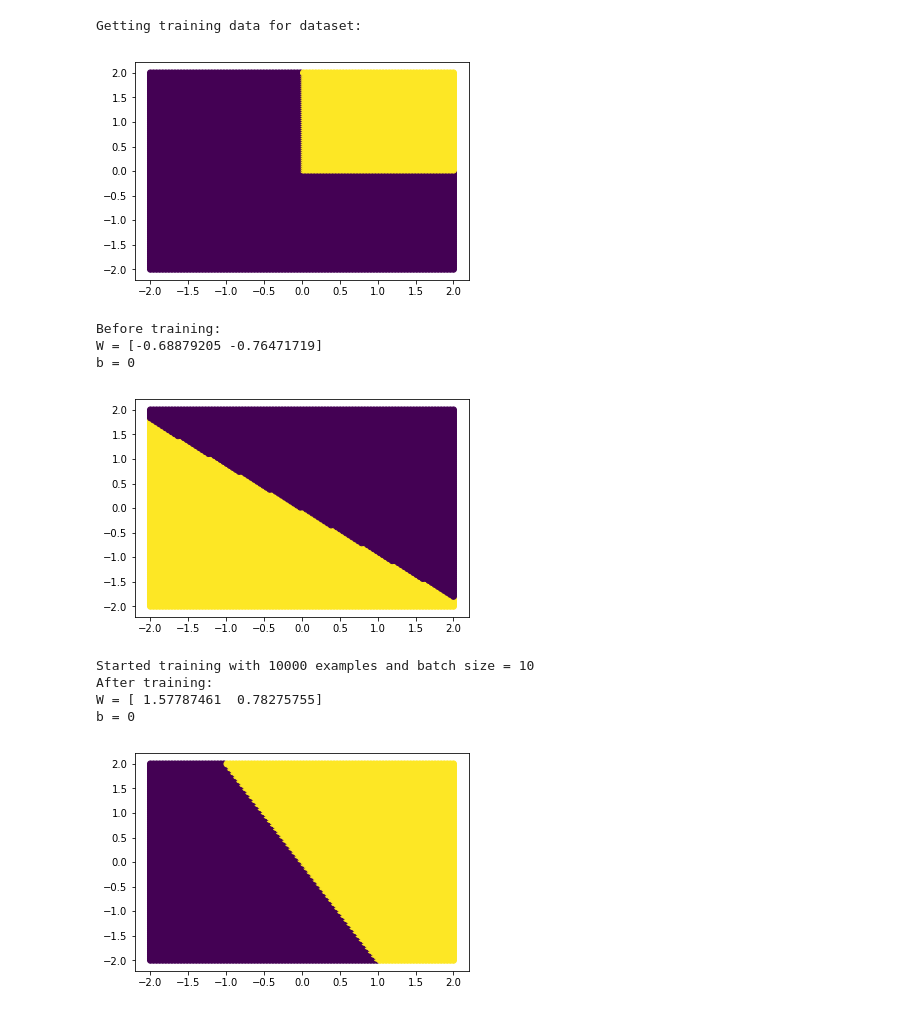
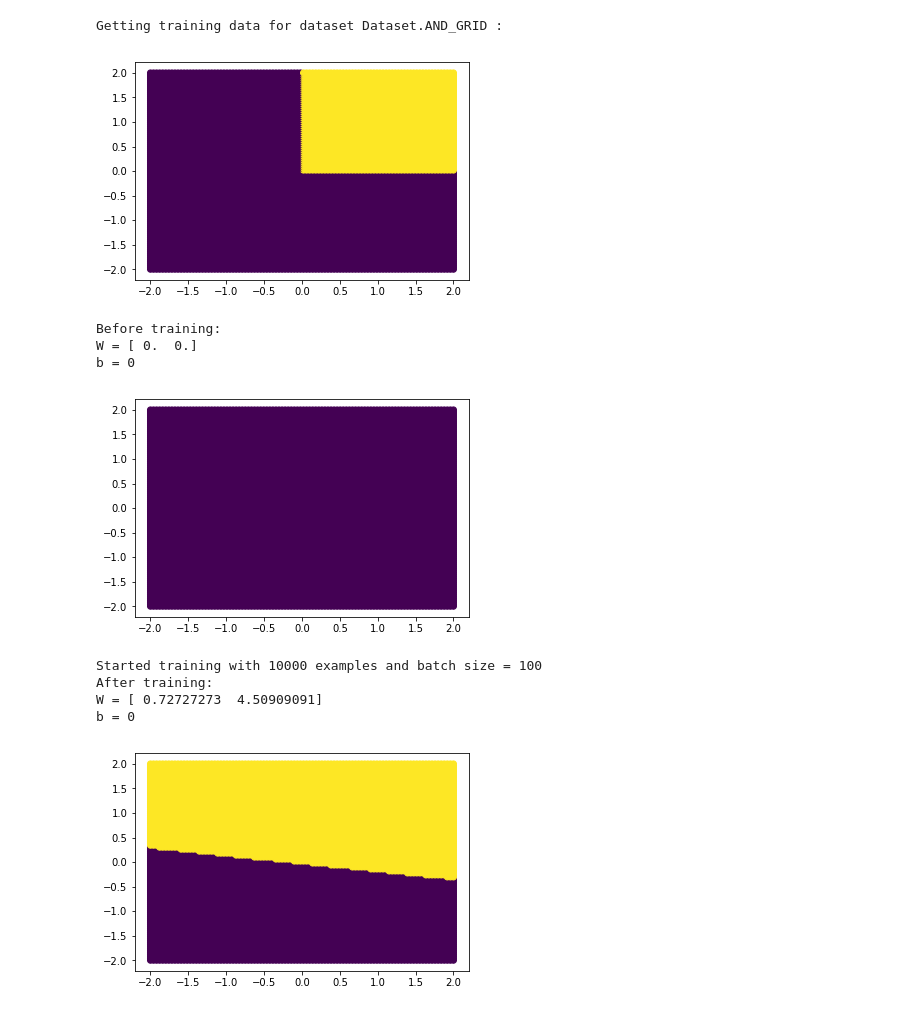
Before and after one commit to BartyzalRadek/neuroinformatics-course, a Jupyter notebook: Perceptron.ipynb, the cells around one changed output. Drawn from its saved outputs; the diff is of its cells as text; code cells hidden in the pictures.

```diff
--- a/Perceptron.ipynb
+++ b/Perceptron.ipynb
@@ -114,7 +114,8 @@ def plot_dataset(dataset):
 class Perceptron:
     def __init__(self, learn_rate):
         self.input_dims = 2
-        self.w = (-1)*np.random.rand(self.input_dims,)
+        #self.w = (-1)*np.random.rand(self.input_dims,)
+        self.w = np.zeros((self.input_dims,), dtype=float)
         self.b = 0
         self.learn_rate = learn_rate
 
@@ -164,16 +166,16 @@ def get_train_data(dataset, number_of_points, plot_data=True):
 # %%
 xs, ys = get_train_data(Dataset.AND_GRID, 10000)
 p = Perceptron(learn_rate=0.1)
-p.update_w(xs=xs, ys=ys, batch_size=10)
+p.update_w(xs=xs, ys=ys, batch_size=100)
 # %% [output]
-Getting training data for dataset:
+Getting training data for dataset Dataset.AND_GRID :
 [figure]
 Before training:
-W = [-0.68879205 -0.76471719]
+W = [ 0.  0.]
 b = 0
-[figure, old version]
+[figure, new version]
-Started training with 10000 examples and batch size = 10
+Started training with 10000 examples and batch size = 100
 After training:
-W = [ 1.57787461  0.78275755]
+W = [ 0.72727273  4.50909091]
 b = 0
-[figure, old version]
+[figure, new version]
```
Also changed, not shown: parts of 3 cells of this notebook.
